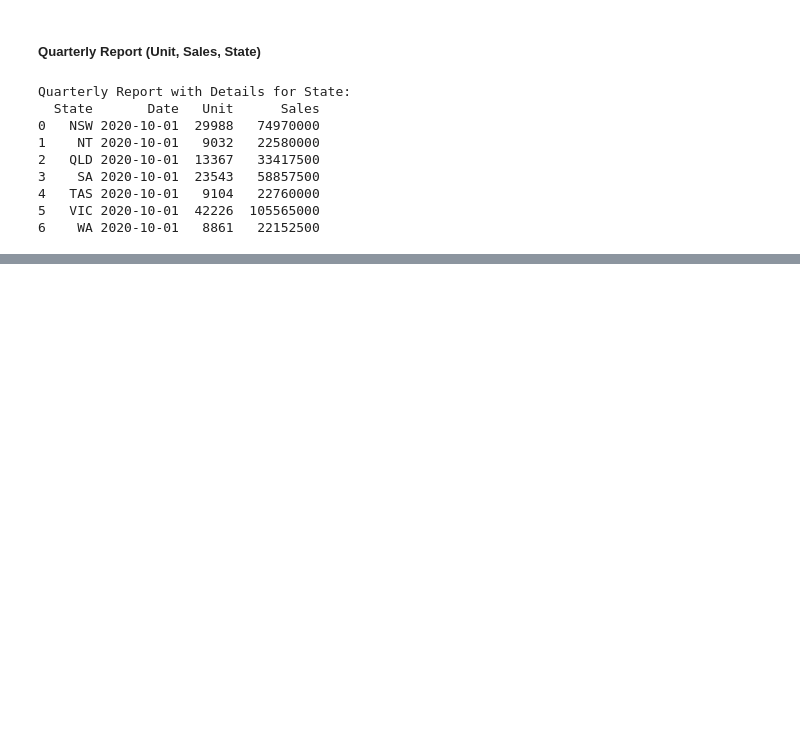
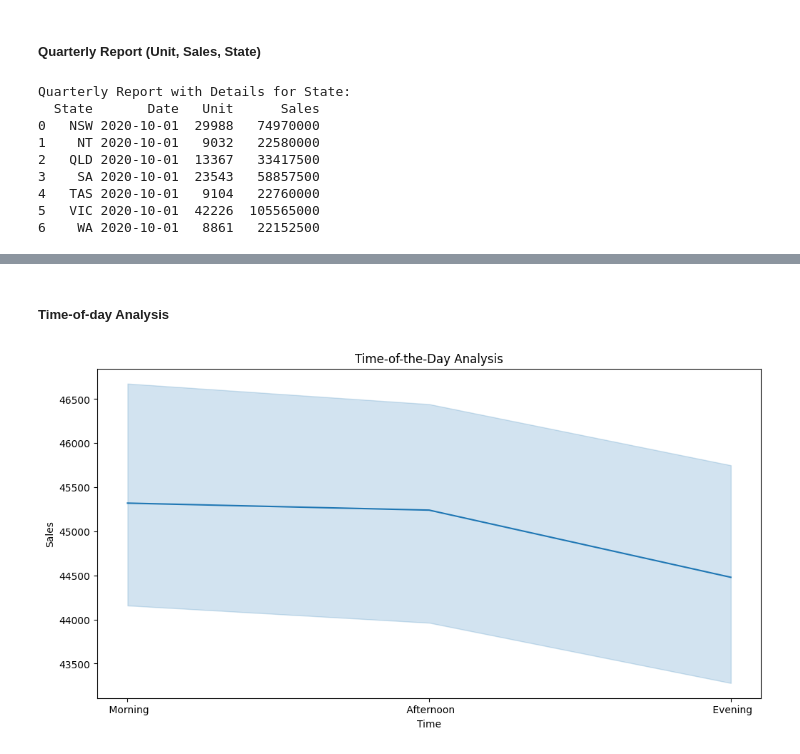
Before and after one commit to fabianfelix/IIT-Applied-DS, a Jupyter notebook: analysis/Sales_Analysis.ipynb, the cells around one changed output, grey strips where cells are left out. Drawn from its saved outputs; the diff is of its cells as text; code cells hidden in the pictures; blank space fills up the shorter version.

```diff
--- a/analysis/Sales_Analysis.ipynb
+++ b/analysis/Sales_Analysis.ipynb
@@ -475,0 +504,9 @@ Quarterly Report with Details for State:
+# %% [markdown]
+##### Time-of-day Analysis
+# %%
+plt.figure(figsize=(12, 6))
+sns.lineplot(x='Time', y='Sales', data=df)
+plt.title('Time-of-the-Day Analysis')
+plt.show()
+# %% [output]
+[figure, added]
```
Also changed, not shown: parts of 12 cells of this notebook.
